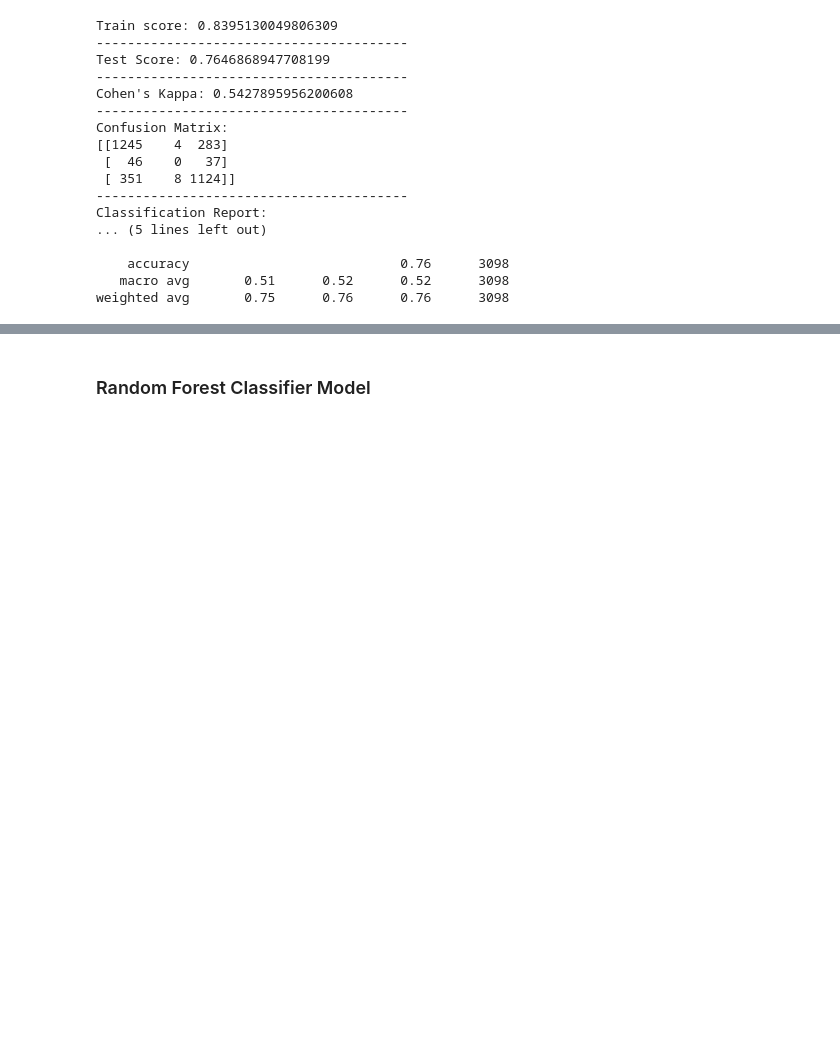
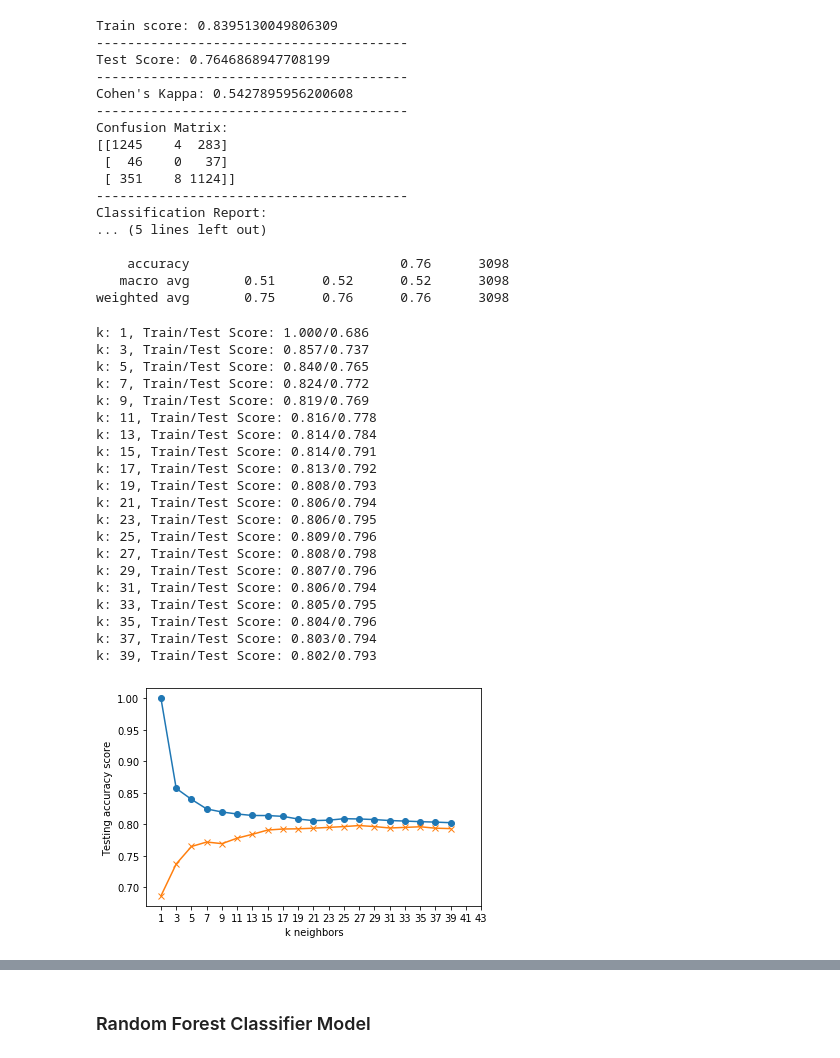
Before and after one commit to MarkOsowski2023/nfl-ats-probability, a Jupyter notebook: model/model.ipynb, the cells around one changed output, grey strips where cells are left out. Cells and saved outputs as stored; diff of their text form; code cells hidden in the pictures; blank space fills up the shorter version.

Commit message:
kneighbors for loop

```diff
--- a/model/model.ipynb
+++ b/model/model.ipynb
@@ -188,3 +188,46 @@ Classification Report:
     accuracy                           0.76      3098
    macro avg       0.51      0.52      0.52      3098
 weighted avg       0.75      0.76      0.76      3098
+# %%
+# Loop through different k values to find which has the highest accuracy
+train_scores = []
+test_scores = []
+for k in range(1, 40, 2):
+    knn = Pipeline(steps=[("preprocessor", preprocessor), ("classifier", KNeighborsClassifier(n_neighbors=k))])
+    knn.fit(X_train, y_train)
+    train_score = knn.score(X_train, y_train)
+    test_score = knn.score(X_test, y_test)
+    train_scores.append(train_score)
+    test_scores.append(test_score)
+    print(f"k: {k}, Train/Test Score: {train_score:.3f}/{test_score:.3f}")
+
+
+plt.plot(range(1, 40, 2), train_scores, marker='o')
+plt.plot(range(1, 40, 2), test_scores, marker="x")
+loc, labels = plt.xticks()
+plt.xticks(np.arange(1, max(loc), step=2))
+plt.xlabel("k neighbors")
+plt.ylabel("Testing accuracy score")
+plt.show()
+# %% [output]
+k: 1, Train/Test Score: 1.000/0.686
+k: 3, Train/Test Score: 0.857/0.737
+k: 5, Train/Test Score: 0.840/0.765
+k: 7, Train/Test Score: 0.824/0.772
+k: 9, Train/Test Score: 0.819/0.769
+k: 11, Train/Test Score: 0.816/0.778
+k: 13, Train/Test Score: 0.814/0.784
+k: 15, Train/Test Score: 0.814/0.791
+k: 17, Train/Test Score: 0.813/0.792
+k: 19, Train/Test Score: 0.808/0.793
+k: 21, Train/Test Score: 0.806/0.794
+k: 23, Train/Test Score: 0.806/0.795
+k: 25, Train/Test Score: 0.809/0.796
+k: 27, Train/Test Score: 0.808/0.798
+k: 29, Train/Test Score: 0.807/0.796
+k: 31, Train/Test Score: 0.806/0.794
+k: 33, Train/Test Score: 0.805/0.795
+k: 35, Train/Test Score: 0.804/0.796
+k: 37, Train/Test Score: 0.803/0.794
+k: 39, Train/Test Score: 0.802/0.793
+[figure, added]
```
Also changed, not shown: parts of 11 cells of this notebook.
